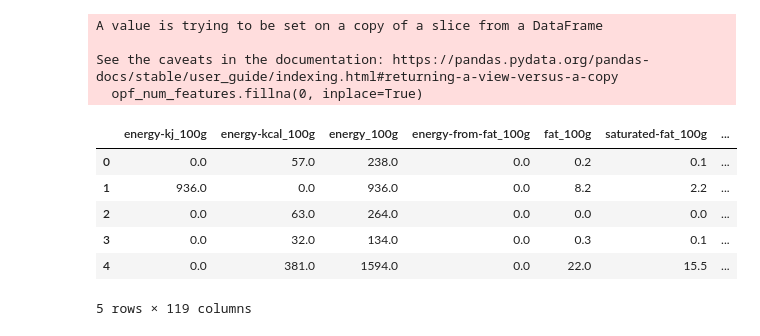
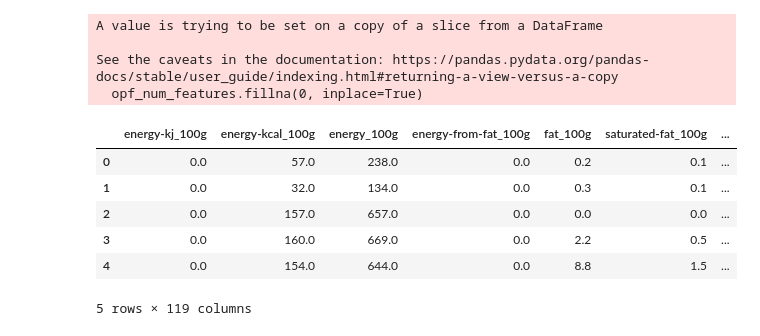
Before and after one commit to baslia/nutri_score, a Jupyter notebook: notebooks/Random_cut_forest.ipynb, the cells around one changed output. Drawn from its saved outputs; the diff is of its cells as text; code cells hidden in the pictures.

```diff
--- a/notebooks/Random_cut_forest.ipynb
+++ b/notebooks/Random_cut_forest.ipynb
@@ -1,7 +1,7 @@
 # %%
 import pandas as pd
 # %%
-sample = 1000
+sample = None
 opf_data = pd.read_csv('../data/en.openfoodfacts.org.products.csv', sep='\t', encoding='utf-8', on_bad_lines='skip', nrows=sample)
 opf_data.head()
 # %% [output]
@@ -14,24 +14,26 @@ opf_data.head()
 5 rows × 206 columns
 # %%
 # Filter the data where the nutriscore is valid
-opf_data = opf_data[opf_data['nutriscore_grade'].isin(['a','b','c','d','e'])]
+nutr_score_tgt = 'a'
+opf_data_all = opf_data[opf_data['nutriscore_grade'].isin(['a','b','c','d','e'])]
+opf_data = opf_data_all[opf_data_all['nutriscore_grade'] == nutr_score_tgt]
 opf_data.reset_index(drop=True, inplace=True)
 
 opf_num_features = opf_data.filter(regex='_100g')
 # replace Nan with zeros
 opf_num_features.fillna(0, inplace=True)
 opf_num_features.head()
 # %% [output]
 A value is trying to be set on a copy of a slice from a DataFrame
 
 See the caveats in the documentation: https://pandas.pydata.org/pandas-docs/stable/user_guide/indexing.html#returning-a-view-versus-a-copy
   opf_num_features.fillna(0, inplace=True)
 |  | energy-kj_100g | energy-kcal_100g | energy_100g | energy-from-fat_100g | fat_100g | saturated-fat_100g | ... |
 | 0 | 0.0 | 57.0 | 238.0 | 0.0 | 0.2 | 0.1 | ... |
-| 1 | 936.0 | 0.0 | 936.0 | 0.0 | 8.2 | 2.2 | ... |
-| 2 | 0.0 | 63.0 | 264.0 | 0.0 | 0.0 | 0.0 | ... |
-| 3 | 0.0 | 32.0 | 134.0 | 0.0 | 0.3 | 0.1 | ... |
-| 4 | 0.0 | 381.0 | 1594.0 | 0.0 | 22.0 | 15.5 | ... |
+| 1 | 0.0 | 32.0 | 134.0 | 0.0 | 0.3 | 0.1 | ... |
+| 2 | 0.0 | 157.0 | 657.0 | 0.0 | 0.0 | 0.0 | ... |
+| 3 | 0.0 | 160.0 | 669.0 | 0.0 | 2.2 | 0.5 | ... |
+| 4 | 0.0 | 154.0 | 644.0 | 0.0 | 8.8 | 1.5 | ... |
 5 rows × 119 columns
 # %%
 important_nutrients = ['energy_100g', 'fat_100g', 'saturated-fat_100g', 'carbohydrates_100g', 'sugars_100g', 'fiber_100g', 'proteins_100g', 'salt_100g', 'sodium_100g']
```
Also changed, not shown: parts of 11 cells of this notebook.
